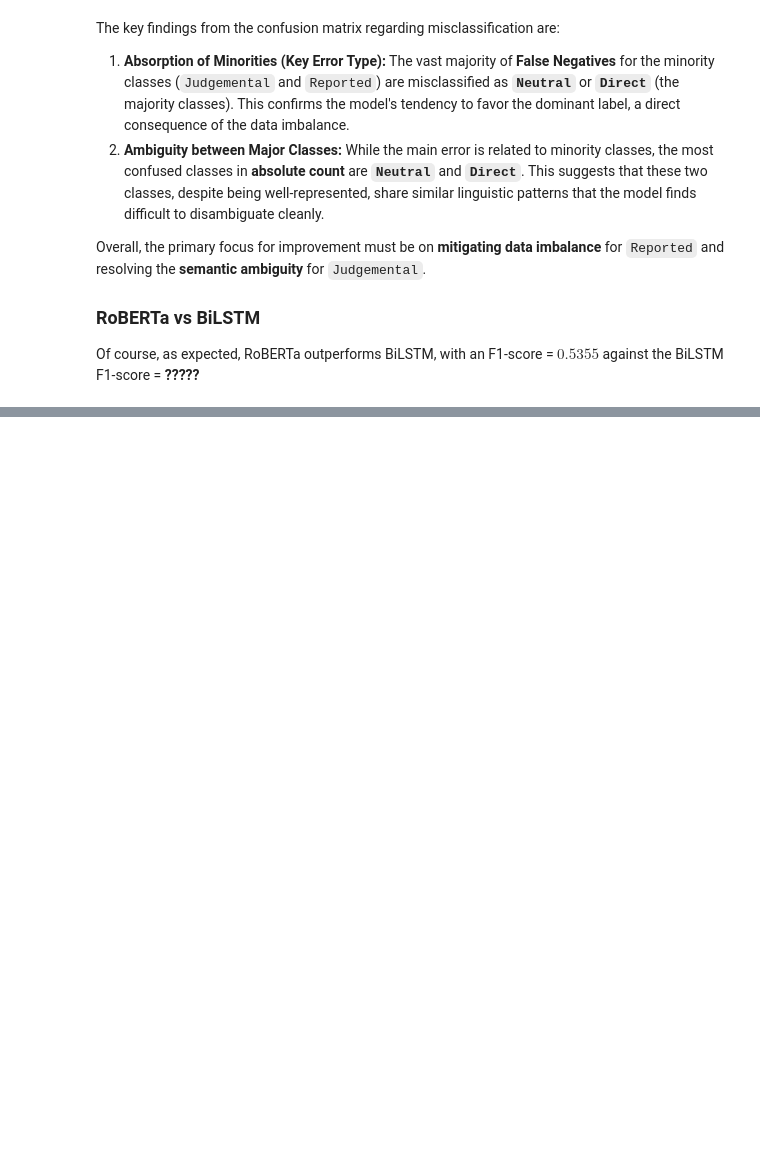
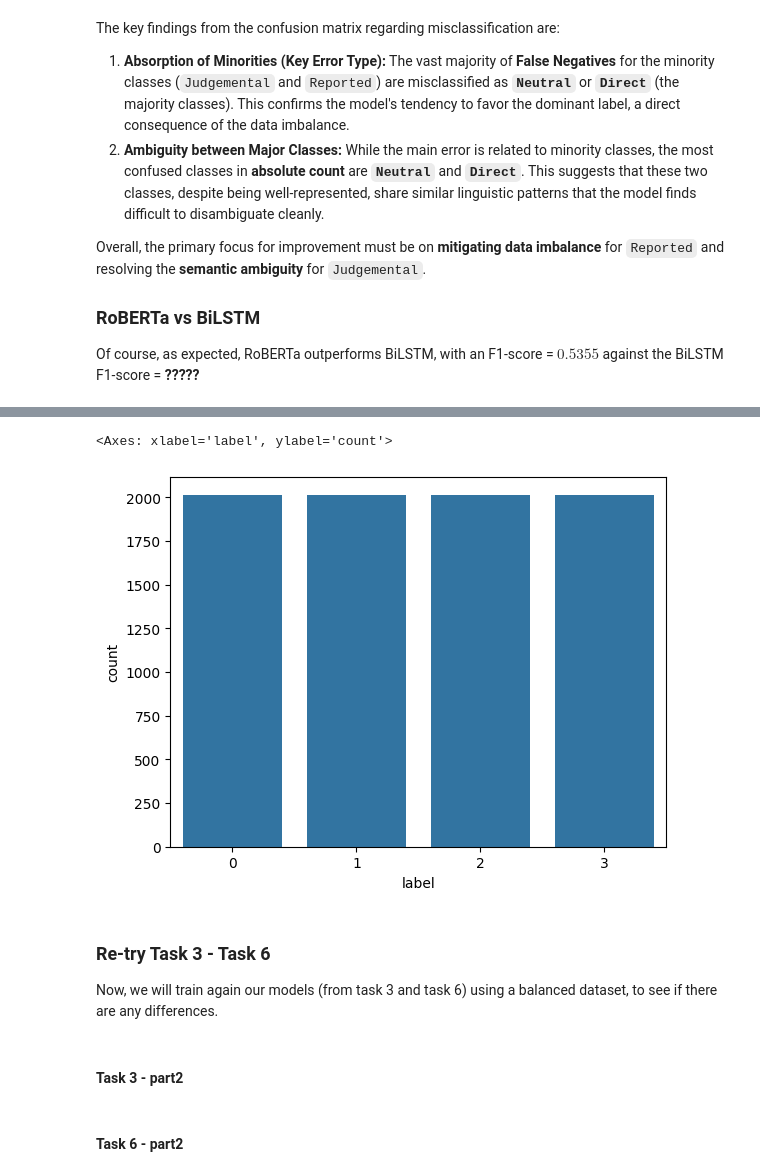
Before and after one commit to mattialodi0/progNLP, a Jupyter notebook: assignment-1/draft.ipynb, the cells around one changed output, grey strips where cells are left out. Saved outputs shown, nothing was run; the diff lists cells and outputs as text; code cells hidden in the pictures; blank space fills up the shorter version.

Commit message:
update task 7 e task 6

```diff
--- a/assignment-1/draft.ipynb
+++ b/assignment-1/draft.ipynb
@@ -2201,5 +2380,5 @@ num_epochs = 10
 # %%
-training_args = TrainingArguments(
+training_args_1e4 = TrainingArguments(
     output_dir="val_dir/trainer_1",             # where to save model
     learning_rate=lr,
     per_device_train_batch_size=batch_size,     # defines distributed training
@@ -2380,7 +2620,7 @@ You should probably TRAIN this model on a down-stream task to be able to use it
 # %%
 # try with lr=2e-5
 
-training_args_2 = TrainingArguments(
+training_args_lr2e5 = TrainingArguments(
     output_dir="val_dir/trainer_2",             # where to save model
     learning_rate=2e-5,
     per_device_train_batch_size=batch_size,     # defines distributed training
@@ -2737,0 +3202,32 @@ Of course, as expected, RoBERTa outperforms BiLSTM, with an F1-score = $0.5355$
+# %%
+from sklearn.utils import resample
+
+def oversample_multiclass(df, target_col='label', random_state=101):
+    """Balance a multi-class dataset by oversampling minority classes."""
+    max_size = df[target_col].value_counts().max()
+
+    oversampled_parts = [
+        resample(df[df[target_col] == label],
+                 replace=True,
+                 n_samples=max_size,
+                 random_state=random_state)
+        for label in df[target_col].unique()
+    ]
+
+    df_oversampled = pd.concat(oversampled_parts)
+    return df_oversampled.sample(frac=1, random_state=random_state).reset_index(drop=True)
+# %%
+balanced_train_df_np = oversample_multiclass(train_df_np)
+# %%
+sns.countplot(data=balanced_train_df_np, x='label')
+# %% [output]
+<Axes: xlabel='label', ylabel='count'>
+[figure, added]
+# %% [markdown]
+### Re-try Task 3 - Task 6
+
+Now, we will train again our models (from task 3 and task 6) using a balanced dataset, to see if there are any differences.
+# %% [markdown]
+#### Task 3 - part2
+# %% [markdown]
+#### Task 6 - part2
```
Also changed, not shown: parts of 50 cells of this notebook, 1 other file.
